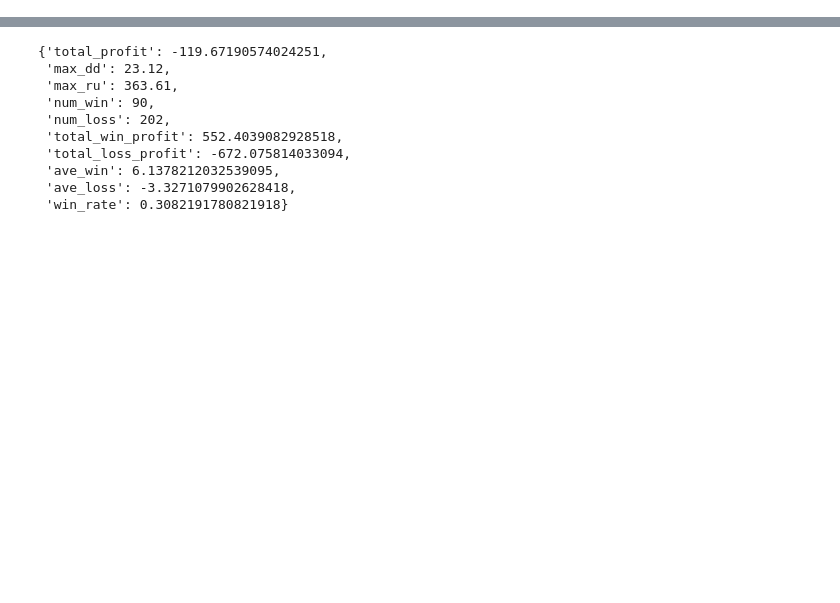
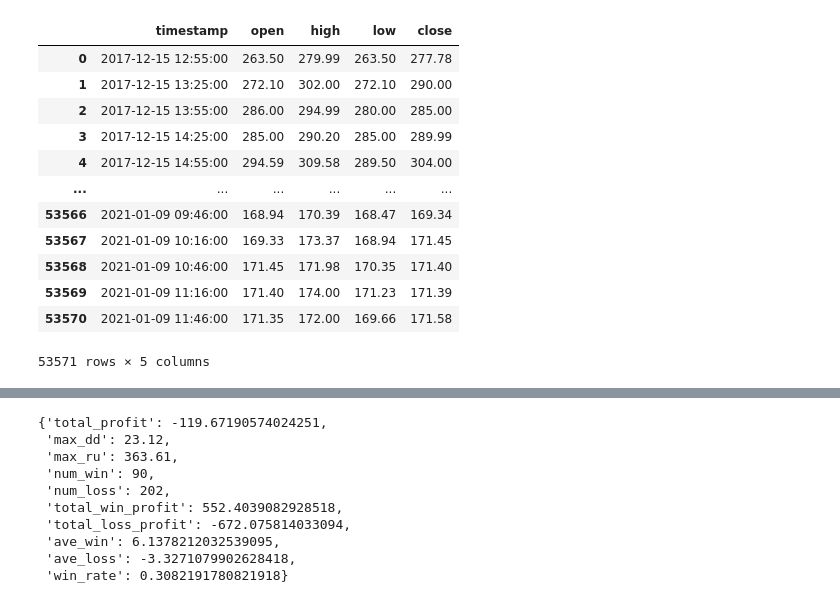
Before and after one commit to kidogb/strategy_bactest, a Jupyter notebook: rsi_bull_bear_.ipynb, the cells around one changed output, grey strips where cells are left out. Cells and saved outputs as stored; diff of their text form; code cells hidden in the pictures; blank space fills up the shorter version.

```diff
--- a/rsi_bull_bear_.ipynb
+++ b/rsi_bull_bear_.ipynb
@@ -7,21 +7,31 @@ data_df = pd.read_csv("data/LTCUSDT-30m-data-train.csv")
 # %%
-def convert_data_frame_5m_to_30m(data):
+def transform_candle(data, ratio):
+    """
+    convert from small candle size to large candle size.
+    :param data: data frame of small candle
+    :param ratio: ratio = large_candle_size/small_candle_size. Ex, 5m => 1d, ratio = 1440/5 = 288. Must be int type
+    :return: new data frame of large candle size
+    """
+    if type(ratio) is not int:
+        raise Exception('ratio is not valid type. Need to {int} type')
+    # if ratio == 1:
+    #     return data
     converted_data = []
-    if data.shape[0] > 6:
-        for i in range(0, data.shape[0] - 5, 6):
-            high = data[i:i + 5]['high'].max()
-            low = data[i:i + 5]['low'].min()
-            volume = data[i:i + 5]['volume'].sum()
+    if data.shape[0] >= ratio:
+        for i in range(0, data.shape[0] - (ratio - 1), ratio):
+            high = data[i:i + ratio]['high'].max()
+            low = data[i:i + ratio]['low'].min()
+            # volume = data[i:i + ratio]['volume'].sum()
             converted_data.append({
                 'timestamp': data.iloc[i]['timestamp'],
                 'open': data.iloc[i]['open'],
                 'high': high,
                 'low': low,
-                'close': data.iloc[i + 5]['close'],
-                'volume': volume
+                'close': data.iloc[i + (ratio - 1)]['close'],
+                # 'volume': volume
             })
     else:
-        raise Exception('Too few 5m candles')
+        raise Exception('Too few small candles')
     return pd.DataFrame(converted_data)
 # %%
 # data_df = convert_data_frame_5m_to_30m(data_df)
@@ -44,3 +62,19 @@ data_df
+# %%
+candle_df
+# %% [output]
+|  | timestamp | open | high | low | close |
+| 0 | 2017-12-15 12:55:00 | 263.50 | 279.99 | 263.50 | 277.78 |
+| 1 | 2017-12-15 13:25:00 | 272.10 | 302.00 | 272.10 | 290.00 |
+| 2 | 2017-12-15 13:55:00 | 286.00 | 294.99 | 280.00 | 285.00 |
+| 3 | 2017-12-15 14:25:00 | 285.00 | 290.20 | 285.00 | 289.99 |
+| 4 | 2017-12-15 14:55:00 | 294.59 | 309.58 | 289.50 | 304.00 |
+| ... | ... | ... | ... | ... | ... |
+| 53566 | 2021-01-09 09:46:00 | 168.94 | 170.39 | 168.47 | 169.34 |
+| 53567 | 2021-01-09 10:16:00 | 169.33 | 173.37 | 168.94 | 171.45 |
+| 53568 | 2021-01-09 10:46:00 | 171.45 | 171.98 | 170.35 | 171.40 |
+| 53569 | 2021-01-09 11:16:00 | 171.40 | 174.00 | 171.23 | 171.39 |
+| 53570 | 2021-01-09 11:46:00 | 171.35 | 172.00 | 169.66 | 171.58 |
+53571 rows × 5 columns
 # %%
 params = {
     'RSI_BULL': 10,
```
Also changed, not shown: parts of 15 cells of this notebook, 7 other files.
